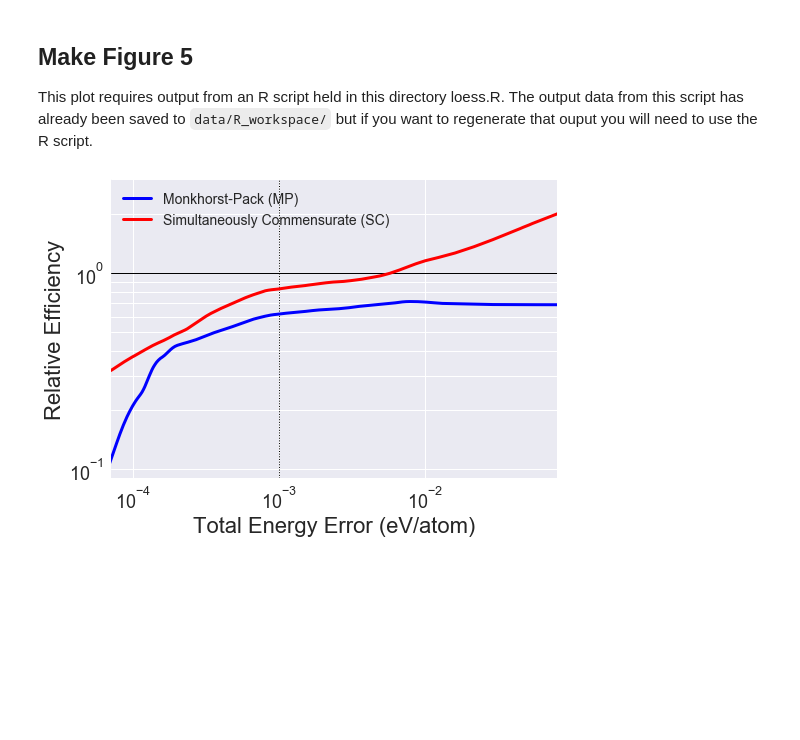
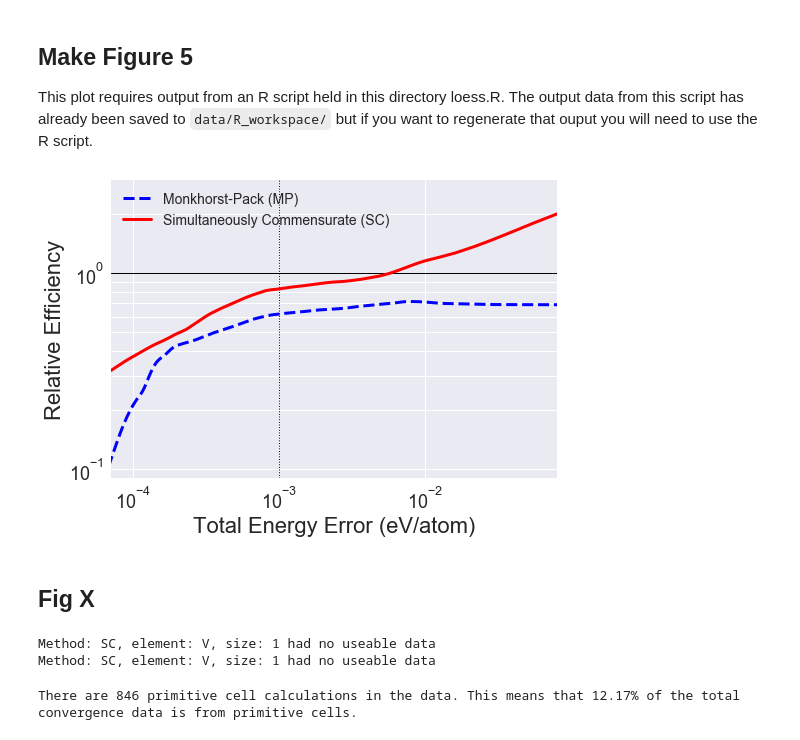
Before and after one commit to wsmorgan/GR_Grid_Comparisons, a Jupyter notebook: scripts/Plots.ipynb, the cells around one changed output. Drawn from its saved outputs; the diff is of its cells as text; code cells hidden in the pictures; blank space fills up the shorter version.

Commit message:
Updates to comparison plot.

```diff
--- a/scripts/Plots.ipynb
+++ b/scripts/Plots.ipynb
@@ -507,28 +515,30 @@ SC_GR = make_ratios(SC_irkpd_loess,GR_irkpd_loess)
 # %%
 fig = plt.figure()
 ax1 = fig.add_subplot(111)
 
 ax1.axhline(1,c="k",linewidth=1)
 ax1.axvline(1E-3,ls='dotted',c='k',linewidth=1)
-ax1.plot(MP_GR[:,0],1/MP_GR[:,1],label="Monkhorst-Pack (MP)",linewidth=3,c='b')
+ax1.plot(MP_GR[:,0],1/MP_GR[:,1],label="Monkhorst-Pack (MP)",linewidth=3,c='b',ls='--')
 ax1.plot(SC_GR[:,0],1/SC_GR[:,1],label="Simultaneously Commensurate (SC)",linewidth=3,c='r')
 
 ax1.set_yscale("log")
 ax1.set_xlabel("Total Energy Error (eV/atom)",fontsize=22)
 ax1.set_ylabel("Relative Efficiency",fontsize=22)
 ax1.yaxis.grid(True,which="minor")
 plt.yscale("log")
 plt.loglog()
 
 plt.xlim(7E-5,8E-2)
 plt.ylim(9E-2,3E0)
 plt.legend(fontsize=14)
 for tick in ax1.xaxis.get_major_ticks():
     tick.label.set_fontsize(18)
 for tick in ax1.yaxis.get_major_ticks():
     tick.label.set_fontsize(18)
 
 plt.savefig("../plots/Relative_efficiency.pdf",bbox_inches="tight")
 plt.show()
 # %% [output]
-[figure, old version]
+[figure, new version]
+# %% [markdown]
+## Fig X
@@ -534,0 +552,31 @@ plt.show()
+# %%
+# get the data for the primitive cell
+prim_GR_metals = get_mean_data_kpd("GR", metals, cell_sizes=[1])
+prim_SC_sc_metals = get_mean_data_kpd("SC", cubic, sub_method="sc", cell_sizes=[1])
+prim_SC_bcc_metals = get_mean_data_kpd("SC", cubic, sub_method="bcc", cell_sizes=[1])
+prim_SC_fcc_metals = get_mean_data_kpd("SC", cubic, sub_method="fcc", cell_sizes=[1])
+prim_SC_hcp_metals = get_mean_data_kpd("SC", hcp, sub_method="hcp", cell_sizes=[1])
+prim_MP_metals = get_mean_data_kpd("MP", metals, cell_sizes=[1])
+# convert the data to the plotting format
+prim_GR_metals_scat = make_scatter_plot_data(prim_GR_metals)
+prim_SC_sc_metals_scat = make_scatter_plot_data(prim_SC_sc_metals)
+prim_SC_bcc_metals_scat = make_scatter_plot_data(prim_SC_bcc_metals)
+prim_SC_fcc_metals_scat = make_scatter_plot_data(prim_SC_fcc_metals)
+prim_SC_hcp_metals_scat = make_scatter_plot_data(prim_SC_hcp_metals)
+prim_MP_metals_scat = make_scatter_plot_data(prim_MP_metals)
+# combine the Froyen datasets
+prim_scat = np.concatenate((prim_SC_sc_metals_scat,prim_SC_fcc_metals_scat),axis=0)
+prim_scat = np.concatenate((prim_scat,prim_SC_bcc_metals_scat),axis=0)
+prim_scat = np.concatenate((prim_scat,prim_SC_hcp_metals_scat),axis=0)
+prim_scat = np.concatenate((prim_scat,prim_MP_metals_scat),axis=0)
+prim_scat = np.concatenate((prim_scat,prim_GR_metals_scat),axis=0)
+# %% [output]
+Method: SC, element: V, size: 1 had no useable data
+Method: SC, element: V, size: 1 had no useable data
+# %%
+print("There are {0} primitive cell calculations in the data. "
+      "This means that {1}% of the total convergence data is from "
+      "primitive cells.".format(len(prim_scat),
+                                np.round((len(prim_scat)/float(len(all_scat)))*100,2)))
+# %% [output]
+There are 846 primitive cell calculations in the data. This means that 12.17% of the total convergence data is from primitive cells.
```
Also changed, not shown: parts of 7 cells of this notebook, 1 other file.
